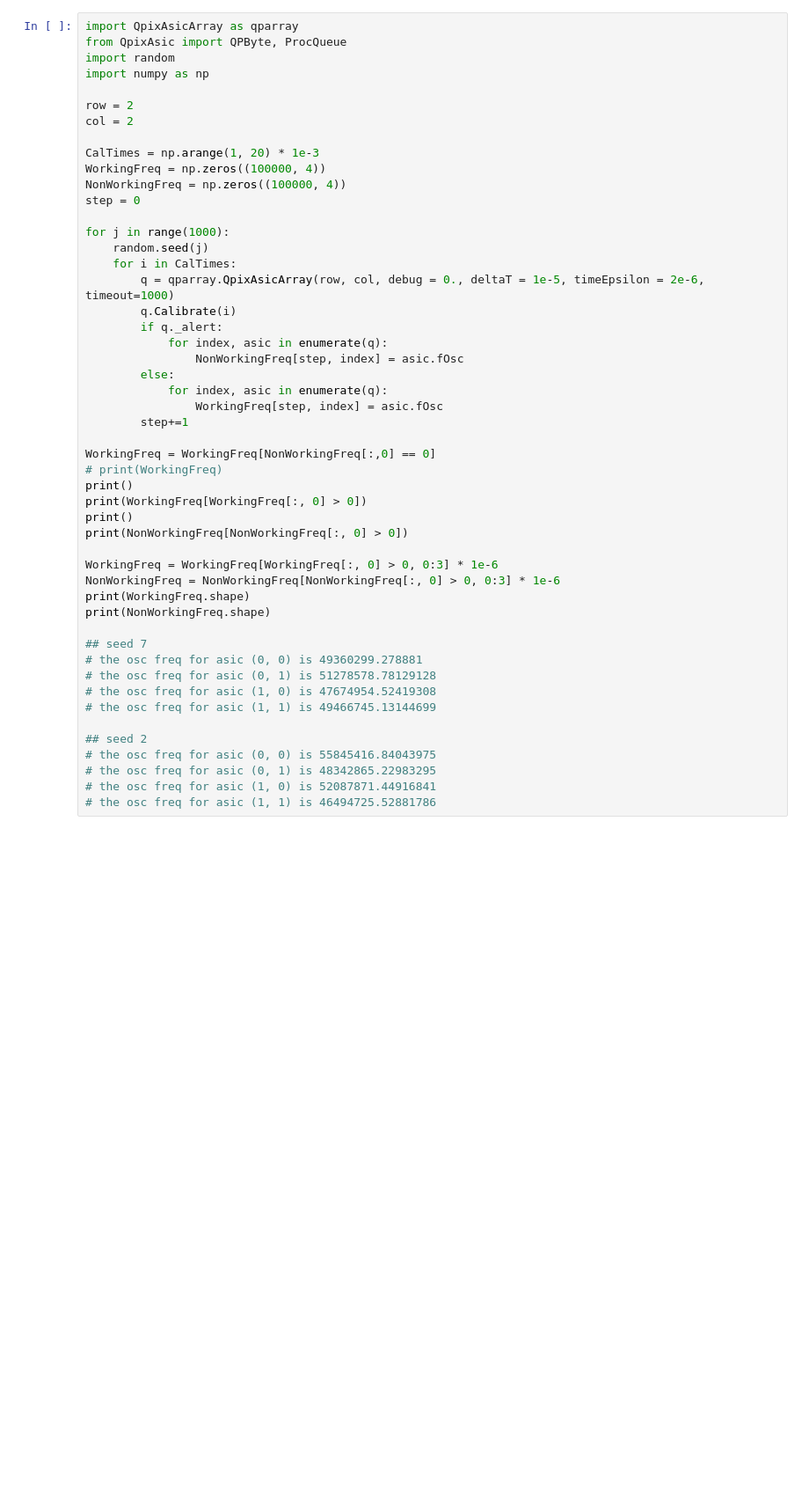
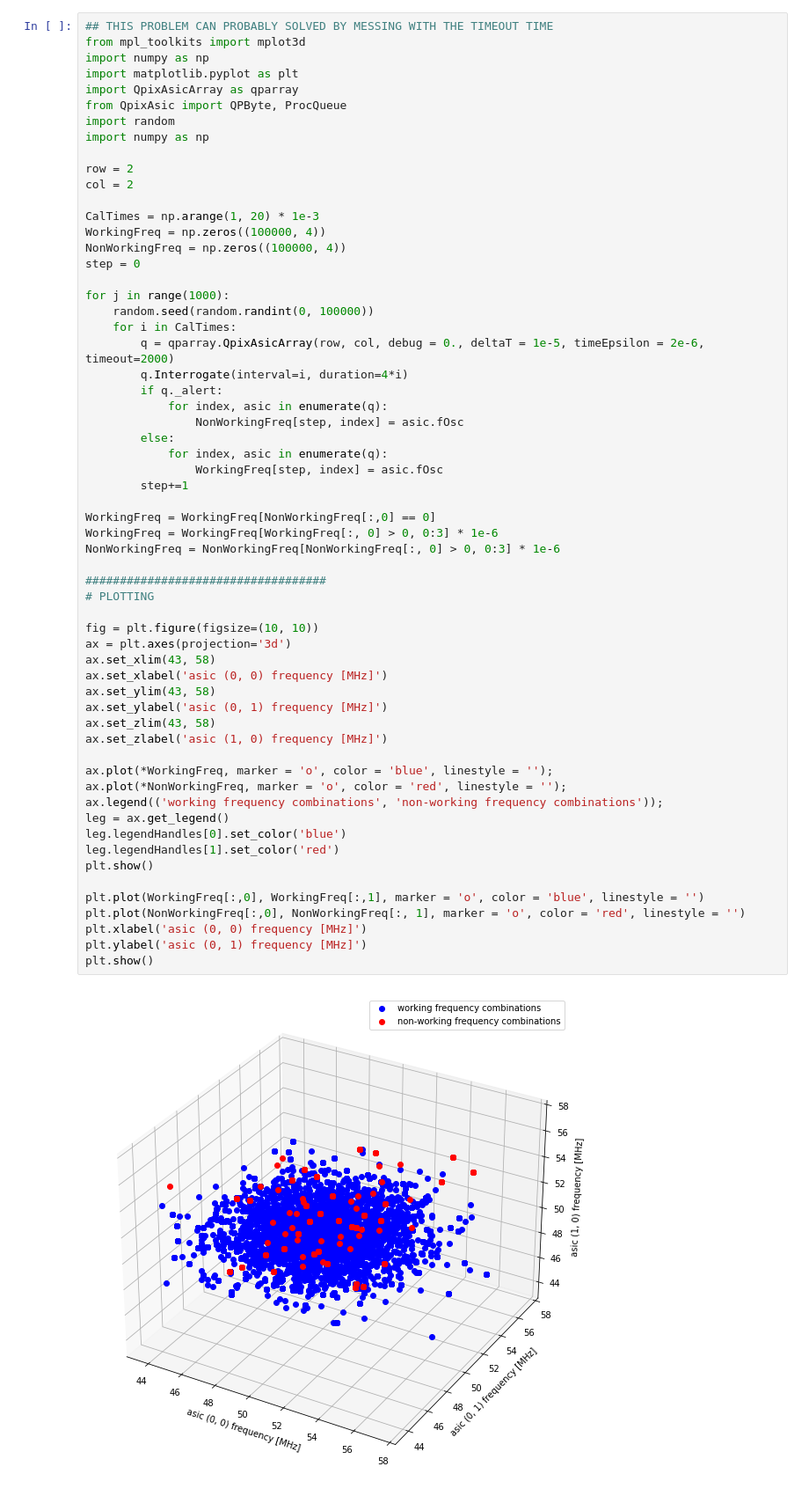
Before and after one commit to vsheb/qpix-digital, a Jupyter notebook: simulation-software/ArrayNotebook.ipynb, the cells around one changed output. Shown at 88% size. Saved outputs shown, nothing was run; the diff lists cells and outputs as text; blank space fills up the shorter version.

```diff
--- a/simulation-software/ArrayNotebook.ipynb
+++ b/simulation-software/ArrayNotebook.ipynb
@@ -118,50 +104,62 @@ Text(0.5, 1.0, 'ASIC Frequency Error Calculation')
 # %%
+## THIS PROBLEM CAN PROBABLY SOLVED BY MESSING WITH THE TIMEOUT TIME
+from mpl_toolkits import mplot3d
+import numpy as np
+import matplotlib.pyplot as plt
 import QpixAsicArray as qparray
 from QpixAsic import QPByte, ProcQueue
 import random
 import numpy as np
 
 row = 2
 col = 2
 
 CalTimes = np.arange(1, 20) * 1e-3
 WorkingFreq = np.zeros((100000, 4))
 NonWorkingFreq = np.zeros((100000, 4))
 step = 0
 
 for j in range(1000):
-    random.seed(j)
+    random.seed(random.randint(0, 100000))
     for i in CalTimes:
-        q = qparray.QpixAsicArray(row, col, debug = 0., deltaT = 1e-5, timeEpsilon = 2e-6, timeout=1000)
-        q.Calibrate(i)
+        q = qparray.QpixAsicArray(row, col, debug = 0., deltaT = 1e-5, timeEpsilon = 2e-6, timeout=2000)
+        q.Interrogate(interval=i, duration=4*i)
         if q._alert:
             for index, asic in enumerate(q):
                 NonWorkingFreq[step, index] = asic.fOsc
         else:
             for index, asic in enumerate(q):
                 WorkingFreq[step, index] = asic.fOsc
         step+=1
 
 WorkingFreq = WorkingFreq[NonWorkingFreq[:,0] == 0]
-# print(WorkingFreq)
-print()
-print(WorkingFreq[WorkingFreq[:, 0] > 0])
-print()
-print(NonWorkingFreq[NonWorkingFreq[:, 0] > 0])
-
 WorkingFreq = WorkingFreq[WorkingFreq[:, 0] > 0, 0:3] * 1e-6
 NonWorkingFreq = NonWorkingFreq[NonWorkingFreq[:, 0] > 0, 0:3] * 1e-6
-print(WorkingFreq.shape)
-print(NonWorkingFreq.shape)
 
-## seed 7
-# the osc freq for asic (0, 0) is 49360299.278881
-# the osc freq for asic (0, 1) is 51278578.78129128
-# the osc freq for asic (1, 0) is 47674954.52419308
-# the osc freq for asic (1, 1) is 49466745.13144699
+###################################
+# PLOTTING
 
-## seed 2
-# the osc freq for asic (0, 0) is 55845416.84043975
-# the osc freq for asic (0, 1) is 48342865.22983295
-# the osc freq for asic (1, 0) is 52087871.44916841
-# the osc freq for asic (1, 1) is 46494725.52881786
+fig = plt.figure(figsize=(10, 10))
+ax = plt.axes(projection='3d')
+ax.set_xlim(43, 58)
+ax.set_xlabel('asic (0, 0) frequency [MHz]')
+ax.set_ylim(43, 58)
+ax.set_ylabel('asic (0, 1) frequency [MHz]')
+ax.set_zlim(43, 58)
+ax.set_zlabel('asic (1, 0) frequency [MHz]')
+
+ax.plot(*WorkingFreq, marker = 'o', color = 'blue', linestyle = '');
+ax.plot(*NonWorkingFreq, marker = 'o', color = 'red', linestyle = '');
+ax.legend(('working frequency combinations', 'non-working frequency combinations'));
+leg = ax.get_legend()
+leg.legendHandles[0].set_color('blue')
+leg.legendHandles[1].set_color('red')
+plt.show()
+
+plt.plot(WorkingFreq[:,0], WorkingFreq[:,1], marker = 'o', color = 'blue', linestyle = '')
+plt.plot(NonWorkingFreq[:,0], NonWorkingFreq[:, 1], marker = 'o', color = 'red', linestyle = '')
+plt.xlabel('asic (0, 0) frequency [MHz]')
+plt.ylabel('asic (0, 1) frequency [MHz]')
+plt.show()
+# %% [output]
+[figure, added]
```
Also changed, not shown: parts of 11 cells of this notebook, 2 other files.
